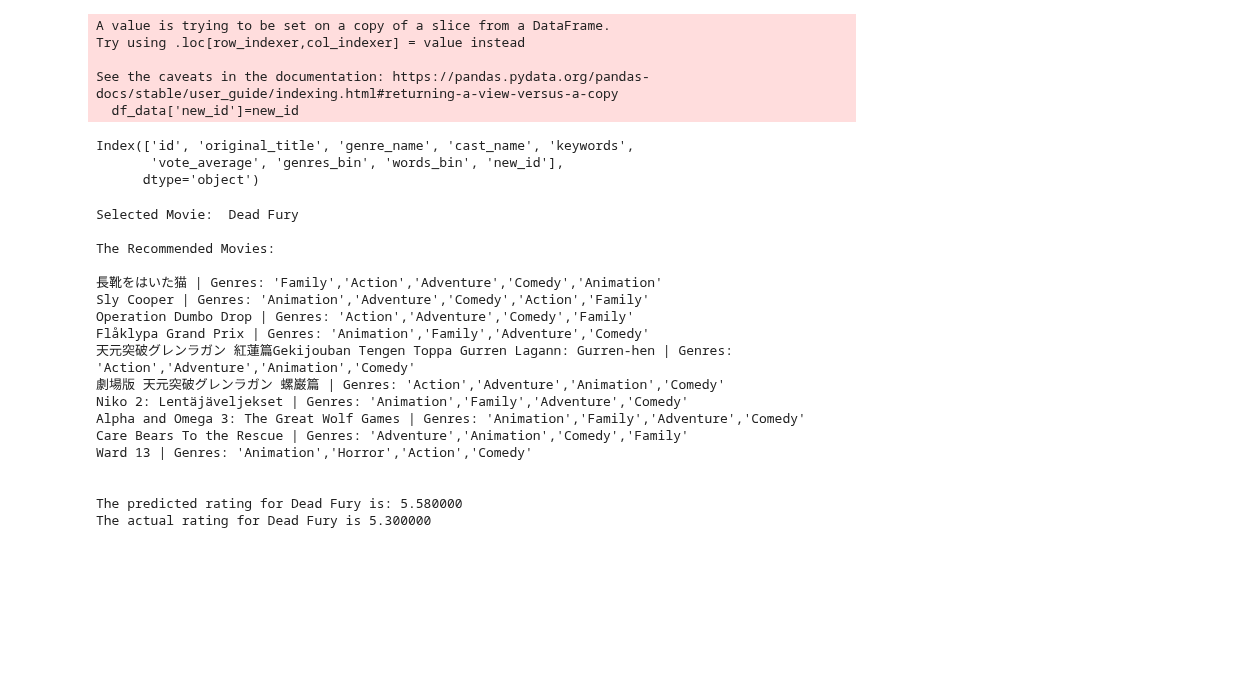
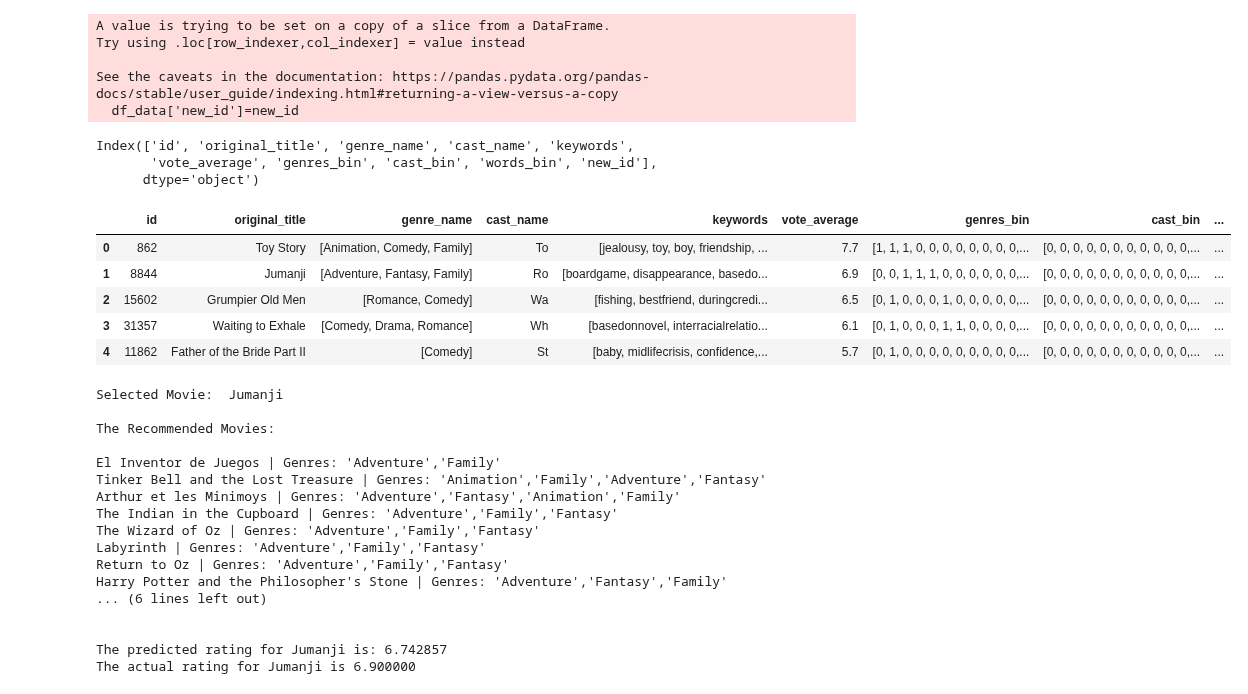
Before and after one commit to priya25-1998/Capstone-Project_Movie-Recommendation-Engine, a Jupyter notebook: KNN.ipynb, the cells around one changed output. Saved outputs shown, nothing was run; the diff lists cells and outputs as text; code cells hidden in the pictures; blank space fills up the shorter version.

```diff
--- a/KNN.ipynb
+++ b/KNN.ipynb
@@ -2,7 +2,7 @@
 import pandas as pd
 import numpy as np
 # %%
-df = pd.read_csv('C:/Users/Priyanka/Desktop/PGP-DSE/Capstoneprojectworks/main_dataframe.csv')
+df = pd.read_csv('C:/Users/WA464JA/OneDrive - EY/Desktop/RECSYS/Capstone-Project_Movie-Recommendation-Engine-main/Capstone-Project_Movie-Recommendation-Engine-main/main_dataframe.csv')
 df.head(2)
 # %% [output]
 |  | adult | id | original_language | original_title | overview | popularity | release_date | revenue | ... |
@@ -119,0 +138,2 @@ dtype: int64
+# %%
+df_data['cast_name']= df_data['cast_name'].mask(df_data['cast_name'].map(lambda x: isinstance(x, float) | isinstance(x, int)))
@@ -119,0 +157,2 @@ dtype: int64
+# %%
+df_data.dropna(inplace=True)
@@ -119,0 +164,22 @@ dtype: int64
+# %%
+for i,j in zip(df_data['cast_name'],df_data.index):
+    list2 = []
+    list2 = i[:4]
+    df_data.loc[j,'cast_name'] = str(list2)
+df_data['cast_name'] = df_data['cast_name'].str.strip('[]').str.replace(' ','').str.replace("'",'')
+df_data['cast_name'] = df_data['cast_name'].str.split(',')
+for i,j in zip(df_data['cast_name'],df_data.index):
+    list2 = []
+    list2 = i
+    list2.sort()
+    df_data.loc[j,'cast_name'] = str(list2)
+df_data['cast_name']=df_data['cast_name'].str.strip('[]').str.replace(' ','').str.replace("'",'')
+castList = []
+for index, row in df_data.iterrows():
+    cast = row["cast_name"]
+
+    for i in cast:
+        if i not in castList:
+            castList.append(i)
+            df_data['cast_bin'] = df_data['cast_name'].apply(lambda x: binary(x))
+df_data['cast_bin'].head()
@@ -195,7 +288,7 @@ See the caveats in the documentation: https://pandas.pydata.org/pandas-docs/stab
 df_data.columns
 # %% [output]
 Index(['id', 'original_title', 'genre_name', 'cast_name', 'keywords',
-       'vote_average', 'genres_bin', 'words_bin', 'new_id'],
+       'vote_average', 'genres_bin', 'cast_bin', 'words_bin', 'new_id'],
       dtype='object')
 # %%
 # similarity function [ To find the distance] -> For movieid,genre,words,cast
@@ -215,6 +308,15 @@ def Similarity(movieId1, movieId2):
     wordsDistance = spatial.distance.cosine(wordsA, wordsB)
 
     return genreDistance + wordsDistance
+# %%
+df_data.head()
+# %% [output]
+|  | id | original_title | genre_name | cast_name | keywords | vote_average | genres_bin | cast_bin | ... |
+| 0 | 862 | Toy Story | [Animation, Comedy, Family] | To | [jealousy, toy, boy, friendship, ... | 7.7 | [1, 1, 1, 0, 0, 0, 0, 0, 0, 0, 0,... | [0, 0, 0, 0, 0, 0, 0, 0, 0, 0, 0,... | ... |
+| 1 | 8844 | Jumanji | [Adventure, Fantasy, Family] | Ro | [boardgame, disappearance, basedo... | 6.9 | [0, 0, 1, 1, 1, 0, 0, 0, 0, 0, 0,... | [0, 0, 0, 0, 0, 0, 0, 0, 0, 0, 0,... | ... |
+| 2 | 15602 | Grumpier Old Men | [Romance, Comedy] | Wa | [fishing, bestfriend, duringcredi... | 6.5 | [0, 1, 0, 0, 0, 1, 0, 0, 0, 0, 0,... | [0, 0, 0, 0, 0, 0, 0, 0, 0, 0, 0,... | ... |
+| 3 | 31357 | Waiting to Exhale | [Comedy, Drama, Romance] | Wh | [basedonnovel, interracialrelatio... | 6.1 | [0, 1, 0, 0, 0, 1, 1, 0, 0, 0, 0,... | [0, 0, 0, 0, 0, 0, 0, 0, 0, 0, 0,... | ... |
+| 4 | 11862 | Father of the Bride Part II | [Comedy] | St | [baby, midlifecrisis, confidence,... | 5.7 | [0, 1, 0, 0, 0, 0, 0, 0, 0, 0, 0,... | [0, 0, 0, 0, 0, 0, 0, 0, 0, 0, 0,... | ... |
 # %%
 import operator
 
@@ -237,7 +339,7 @@ def scorePredictor(name):
             neighbors.append(distances[x])
         return neighbors
 
-    K = 12
+    K = 14
     avgRating = 0
     neighbors = getNeighbors(new_movie, K)
 
@@ -255,26 +357,25 @@ def scorePredictor(name):
 
 
 # First Lets try giving the name via the function and then make it genric
-scorePredictor('Dead Fury')
+scorePredictor('Jumanji')
 # %% [output]
-Selected Movie:  Dead Fury
+Selected Movie:  Jumanji
 
 The Recommended Movies:
 
-長靴をはいた猫 | Genres: 'Family','Action','Adventure','Comedy','Animation'
-Sly Cooper | Genres: 'Animation','Adventure','Comedy','Action','Family'
-Operation Dumbo Drop | Genres: 'Action','Adventure','Comedy','Family'
-Flåklypa Grand Prix | Genres: 'Animation','Family','Adventure','Comedy'
-天元突破グレンラガン 紅蓮篇Gekijouban Tengen Toppa Gurren Lagann: Gurren-hen | Genres: 'Action','Adventure','Animation','Comedy'
-劇場版 天元突破グレンラガン 螺巌篇 | Genres: 'Action','Adventure','Animation','Comedy'
-Niko 2: Lentäjäveljekset | Genres: 'Animation','Family','Adventure','Comedy'
-Alpha and Omega 3: The Great Wolf Games | Genres: 'Animation','Family','Adventure','Comedy'
-Care Bears To the Rescue | Genres: 'Adventure','Animation','Comedy','Family'
-Ward 13 | Genres: 'Animation','Horror','Action','Comedy'
+El Inventor de Juegos | Genres: 'Adventure','Family'
+Tinker Bell and the Lost Treasure | Genres: 'Animation','Family','Adventure','Fantasy'
+Arthur et les Minimoys | Genres: 'Adventure','Fantasy','Animation','Family'
+The Indian in the Cupboard | Genres: 'Adventure','Family','Fantasy'
+The Wizard of Oz | Genres: 'Adventure','Family','Fantasy'
+Labyrinth | Genres: 'Adventure','Family','Fantasy'
+Return to Oz | Genres: 'Adventure','Family','Fantasy'
+Harry Potter and the Philosopher's Stone | Genres: 'Adventure','Fantasy','Family'
+... (6 lines left out)
 
 
-The predicted rating for Dead Fury is: 5.580000
-The actual rating for Dead Fury is 5.300000
+The predicted rating for Jumanji is: 6.742857
+The actual rating for Jumanji is 6.900000
 # %%
 # 1. Make changes in cast_name column.
 # 2. work on hyperparameter tuning.
```
Also changed, not shown: parts of 7 cells of this notebook.
